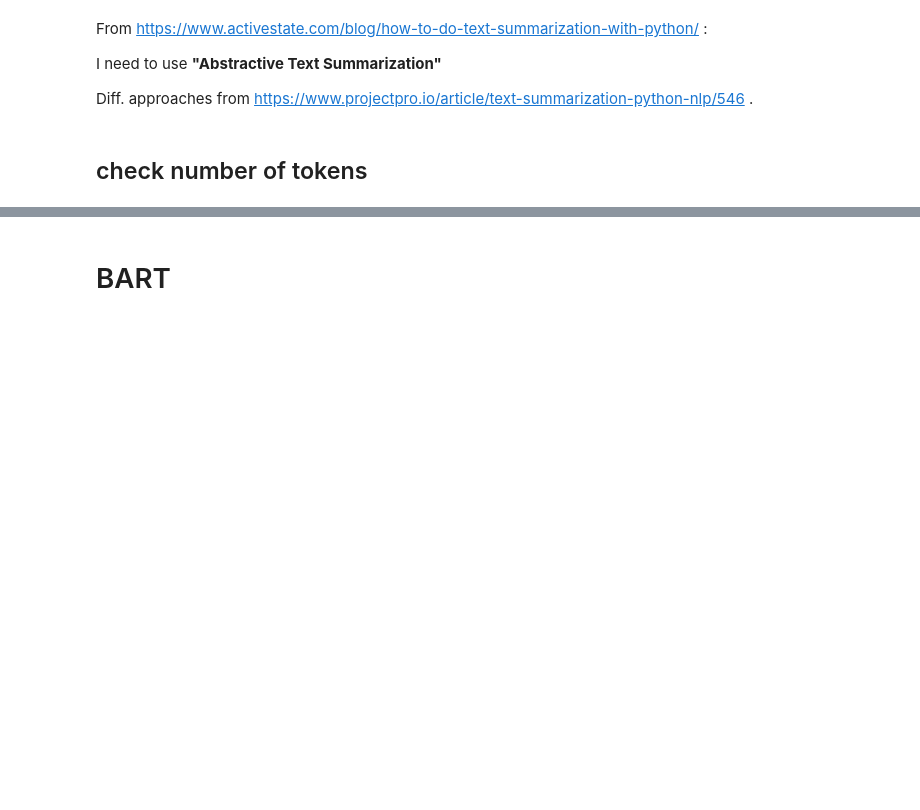
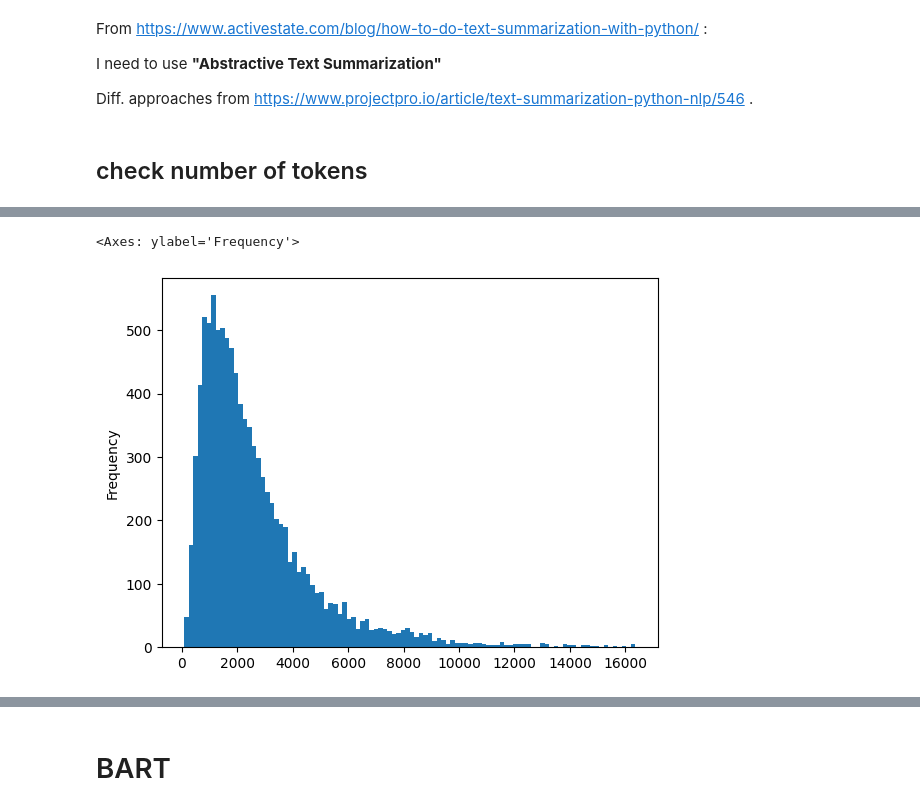
Before and after one commit to AlenaGorbuntsova/-court_cases, a Jupyter notebook: exp.ipynb, the cells around one changed output, grey strips where cells are left out. Drawn from its saved outputs; the diff is of its cells as text; code cells hidden in the pictures; blank space fills up the shorter version.

```diff
--- a/exp.ipynb
+++ b/exp.ipynb
@@ -27 +38,6 @@ cases['Tokens_of_judgment'] = cases['Judgment'].apply(lambda x: len(enc.encode(x
+# %%
+cases['Tokens_of_judgment'].plot.hist(bins=100)
+# %% [output]
+<Axes: ylabel='Frequency'>
+[figure, added]
 # %%
```
Also changed, not shown: parts of 30 cells of this notebook.
